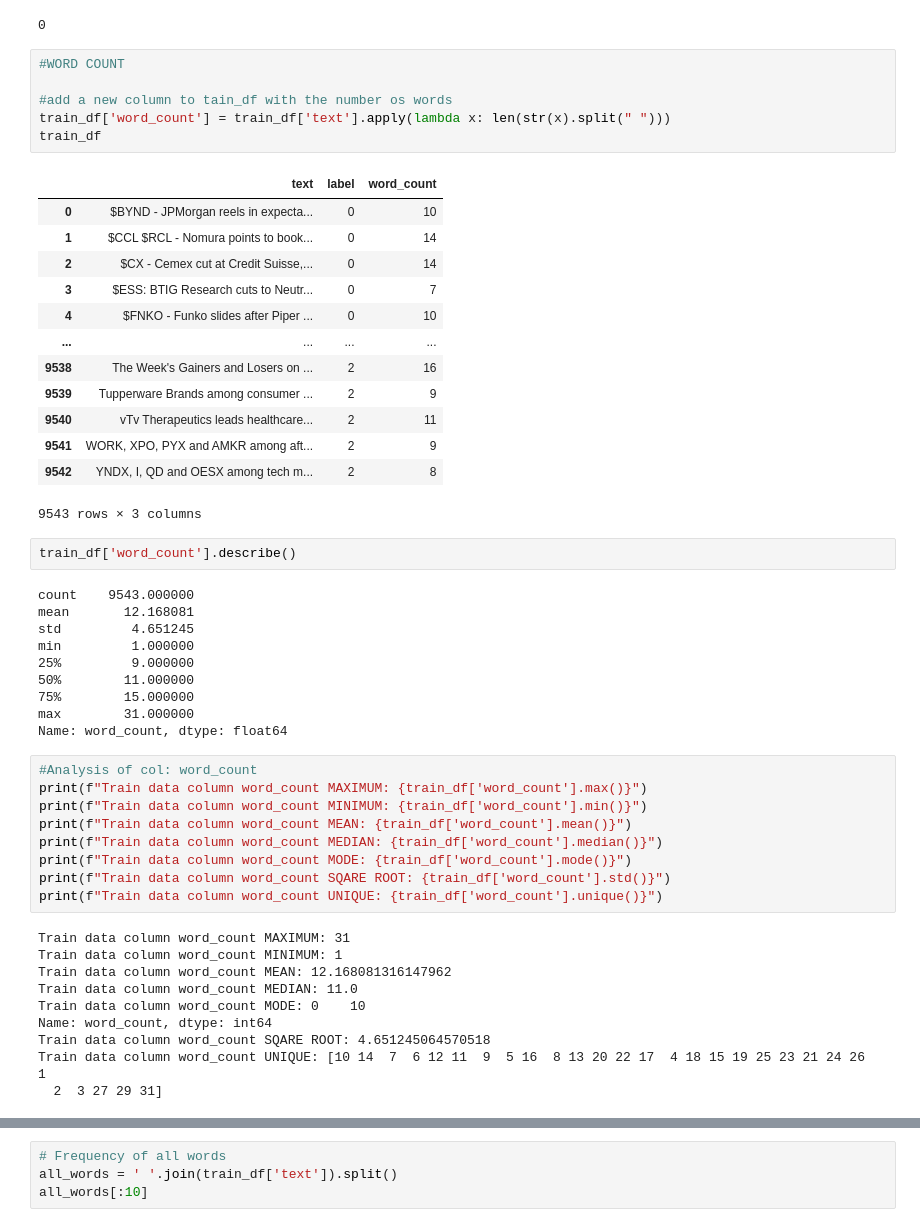
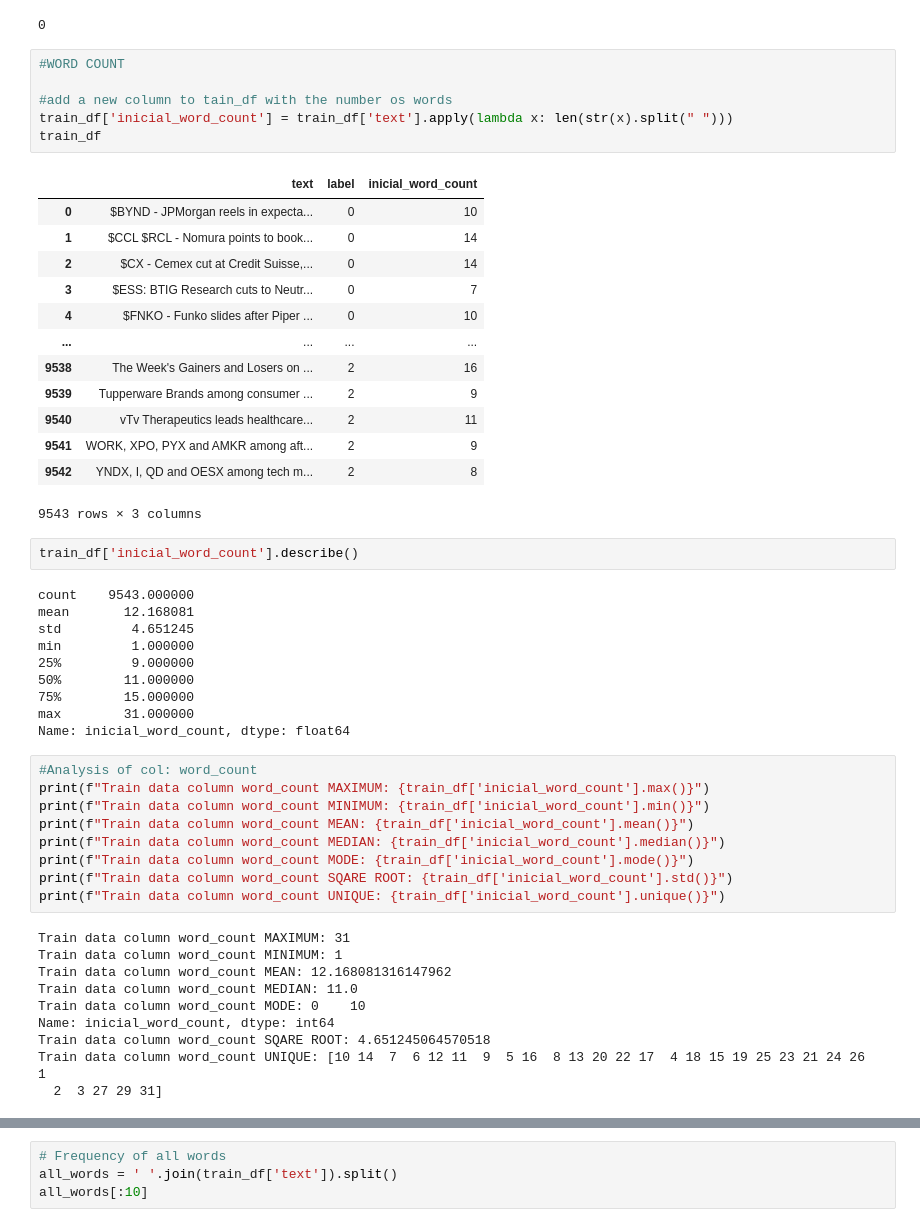
Before and after one commit to mayer19/Text_Mining_NovaIMS, a Jupyter notebook: stock_project.ipynb, the cells around one changed output, grey strips where cells are left out. Saved outputs shown, nothing was run; the diff lists cells and outputs as text.

```diff
--- a/stock_project.ipynb
+++ b/stock_project.ipynb
@@ -73,11 +73,11 @@ train_df['text'].isna().sum()
 # %%
 #WORD COUNT
 
 #add a new column to tain_df with the number os words
-train_df['word_count'] = train_df['text'].apply(lambda x: len(str(x).split(" ")))
+train_df['inicial_word_count'] = train_df['text'].apply(lambda x: len(str(x).split(" ")))
 train_df
 # %% [output]
-|  | text | label | word_count |
+|  | text | label | inicial_word_count |
 | 0 | $BYND - JPMorgan reels in expecta... | 0 | 10 |
 | 1 | $CCL $RCL - Nomura points to book... | 0 | 14 |
 | 2 | $CX - Cemex cut at Credit Suisse,... | 0 | 14 |
@@ -91,7 +91,7 @@ train_df
 | 9542 | YNDX, I, QD and OESX among tech m... | 2 | 8 |
 9543 rows × 3 columns
 # %%
-train_df['word_count'].describe()
+train_df['inicial_word_count'].describe()
 # %% [output]
 count    9543.000000
 mean       12.168081
@@ -101,23 +101,23 @@ min         1.000000
 50%        11.000000
 75%        15.000000
 max        31.000000
-Name: word_count, dtype: float64
+Name: inicial_word_count, dtype: float64
 # %%
 #Analysis of col: word_count
-print(f"Train data column word_count MAXIMUM: {train_df['word_count'].max()}")
-print(f"Train data column word_count MINIMUM: {train_df['word_count'].min()}")
-print(f"Train data column word_count MEAN: {train_df['word_count'].mean()}")
-print(f"Train data column word_count MEDIAN: {train_df['word_count'].median()}")
-print(f"Train data column word_count MODE: {train_df['word_count'].mode()}")
-print(f"Train data column word_count SQARE ROOT: {train_df['word_count'].std()}")
-print(f"Train data column word_count UNIQUE: {train_df['word_count'].unique()}")
+print(f"Train data column word_count MAXIMUM: {train_df['inicial_word_count'].max()}")
+print(f"Train data column word_count MINIMUM: {train_df['inicial_word_count'].min()}")
+print(f"Train data column word_count MEAN: {train_df['inicial_word_count'].mean()}")
+print(f"Train data column word_count MEDIAN: {train_df['inicial_word_count'].median()}")
+print(f"Train data column word_count MODE: {train_df['inicial_word_count'].mode()}")
+print(f"Train data column word_count SQARE ROOT: {train_df['inicial_word_count'].std()}")
+print(f"Train data column word_count UNIQUE: {train_df['inicial_word_count'].unique()}")
 # %% [output]
 Train data column word_count MAXIMUM: 31
 Train data column word_count MINIMUM: 1
 Train data column word_count MEAN: 12.168081316147962
 Train data column word_count MEDIAN: 11.0
 Train data column word_count MODE: 0    10
-Name: word_count, dtype: int64
+Name: inicial_word_count, dtype: int64
 Train data column word_count SQARE ROOT: 4.651245064570518
 Train data column word_count UNIQUE: [10 14  7  6 12 11  9  5 16  8 13 20 22 17  4 18 15 19 25 23 21 24 26  1
   2  3 27 29 31]
```
Also changed, not shown: parts of 55 cells of this notebook.
